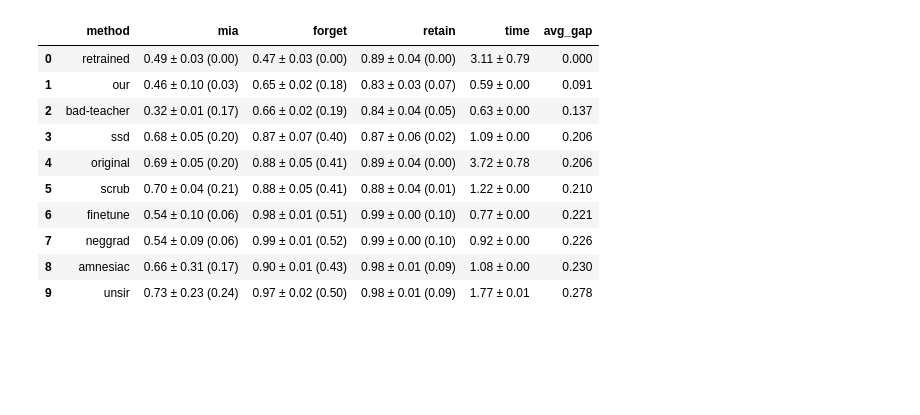
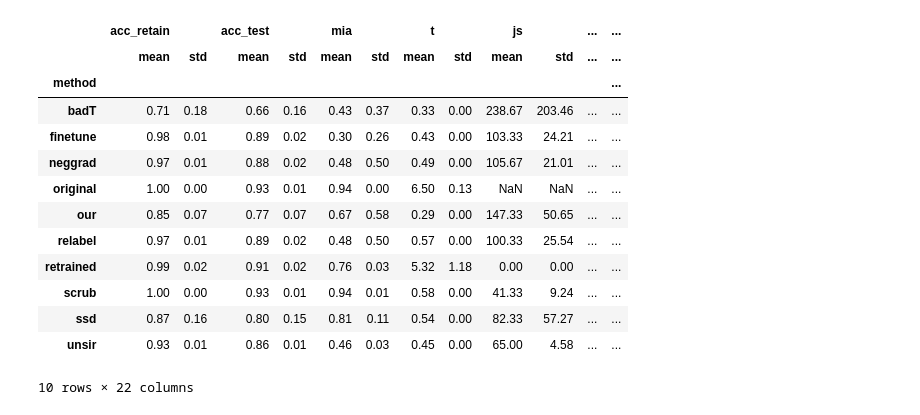
Before and after one commit to cspartalis/LoTUS, a Jupyter notebook: notebooks/results.ipynb, the cells around one changed output. Drawn from its saved outputs; the diff is of its cells as text; code cells hidden in the pictures; blank space fills up the shorter version.

```diff
--- a/notebooks/results.ipynb
+++ b/notebooks/results.ipynb
@@ -164,17 +1,49 @@ rest
-# %%
-# ResNet18 MUFAC
-our, rest = calculate_stats(dir + "resnet-instances/resnet-mufac.csv", alpha=512)
-rest.drop(columns=['alpha'], inplace=True)
-rest
-# %% [output]
-|  | method | mia | forget | retain | time | avg_gap |
-| 0 | retrained | 0.49 ± 0.03 (0.00) | 0.47 ± 0.03 (0.00) | 0.89 ± 0.04 (0.00) | 3.11 ± 0.79 | 0.000 |
-| 1 | our | 0.46 ± 0.10 (0.03) | 0.65 ± 0.02 (0.18) | 0.83 ± 0.03 (0.07) | 0.59 ± 0.00 | 0.091 |
-| 2 | bad-teacher | 0.32 ± 0.01 (0.17) | 0.66 ± 0.02 (0.19) | 0.84 ± 0.04 (0.05) | 0.63 ± 0.00 | 0.137 |
-| 3 | ssd | 0.68 ± 0.05 (0.20) | 0.87 ± 0.07 (0.40) | 0.87 ± 0.06 (0.02) | 1.09 ± 0.00 | 0.206 |
-| 4 | original | 0.69 ± 0.05 (0.20) | 0.88 ± 0.05 (0.41) | 0.89 ± 0.04 (0.00) | 3.72 ± 0.78 | 0.206 |
-| 5 | scrub | 0.70 ± 0.04 (0.21) | 0.88 ± 0.05 (0.41) | 0.88 ± 0.04 (0.01) | 1.22 ± 0.00 | 0.210 |
-| 6 | finetune | 0.54 ± 0.10 (0.06) | 0.98 ± 0.01 (0.51) | 0.99 ± 0.00 (0.10) | 0.77 ± 0.00 | 0.221 |
-| 7 | neggrad | 0.54 ± 0.09 (0.06) | 0.99 ± 0.01 (0.52) | 0.99 ± 0.00 (0.10) | 0.92 ± 0.00 | 0.226 |
-| 8 | amnesiac | 0.66 ± 0.31 (0.17) | 0.90 ± 0.01 (0.43) | 0.98 ± 0.01 (0.09) | 1.08 ± 0.00 | 0.230 |
-| 9 | unsir | 0.73 ± 0.23 (0.24) | 0.97 ± 0.02 (0.50) | 0.98 ± 0.01 (0.09) | 1.77 ± 0.01 | 0.278 |
+# %%
+import sys
+import mlflow
+import pandas as pd
+from mlflow.tracking import MlflowClient
+sys.path.append('../src/')
+from helpers.mlflow_utils import mlflow_tracking_uri
+import matplotlib.pyplot as plt
+
+client = MlflowClient(tracking_uri=mlflow_tracking_uri)
+experiment_id = '206'
+unlearning_methods = ['finetune', 'neggrad', 'relabel', 'badT', 'scrub', 'ssd', 'unsir', 'our']
+runs = client.search_runs(experiment_id)
+# Convert runs to a DataFrame
+metrics = ["mia", "acc_forget", "acc_retain", "t", "acc_test", "js", "js_proxy"]
+runs_df = pd.DataFrame([{k: v for k, v in run.data.metrics.items() if k in metrics} for run in runs])
+runs_df['method'] = [run.data.tags.get('mlflow.runName') for run in runs]
+runs_df['seed'] = [run.data.params.get('seed') for run in runs]
+runs_df = runs_df.set_index(['method', 'seed'])
+
+gap_metrics = ['mia', 'acc_forget', 'acc_retain', 'acc_test']
+unlearning_methods = ['finetune', 'neggrad', 'relabel', 'badT', 'scrub', 'ssd', 'unsir', 'our', 'retrained']
+# Calculate the difference in 't' between the unlearning methods and 'retrain' of the same seed
+for method in unlearning_methods:
+    for metric in gap_metrics:
+        for seed in runs_df.index.get_level_values('seed').unique():
+            runs_df.loc[method, f'{metric}_gap'] = abs(runs_df.loc[(method, seed), metric] - runs_df.loc[('retrained', seed), metric])
+
+grouped_df = runs_df.groupby('method').aggregate(['mean', 'std'])
+grouped_df['js'] = grouped_df['js'].apply(lambda x: x*1e6)
+grouped_df = grouped_df.round(2)
+
+# Display the updated DataFrame
+grouped_df
+# %% [output]
+|  | acc_retain |  | acc_test |  | mia |  | t |  | js |  | ... | ... |
+|  | mean | std | mean | std | mean | std | mean | std | mean | std | ... | ... |
+| method |  |  |  |  |  |  |  |  |  |  |  | ... |
+| badT | 0.71 | 0.18 | 0.66 | 0.16 | 0.43 | 0.37 | 0.33 | 0.00 | 238.67 | 203.46 | ... | ... |
+| finetune | 0.98 | 0.01 | 0.89 | 0.02 | 0.30 | 0.26 | 0.43 | 0.00 | 103.33 | 24.21 | ... | ... |
+| neggrad | 0.97 | 0.01 | 0.88 | 0.02 | 0.48 | 0.50 | 0.49 | 0.00 | 105.67 | 21.01 | ... | ... |
+| original | 1.00 | 0.00 | 0.93 | 0.01 | 0.94 | 0.00 | 6.50 | 0.13 | NaN | NaN | ... | ... |
+| our | 0.85 | 0.07 | 0.77 | 0.07 | 0.67 | 0.58 | 0.29 | 0.00 | 147.33 | 50.65 | ... | ... |
+| relabel | 0.97 | 0.01 | 0.89 | 0.02 | 0.48 | 0.50 | 0.57 | 0.00 | 100.33 | 25.54 | ... | ... |
+| retrained | 0.99 | 0.02 | 0.91 | 0.02 | 0.76 | 0.03 | 5.32 | 1.18 | 0.00 | 0.00 | ... | ... |
+| scrub | 1.00 | 0.00 | 0.93 | 0.01 | 0.94 | 0.01 | 0.58 | 0.00 | 41.33 | 9.24 | ... | ... |
+| ssd | 0.87 | 0.16 | 0.80 | 0.15 | 0.81 | 0.11 | 0.54 | 0.00 | 82.33 | 57.27 | ... | ... |
+| unsir | 0.93 | 0.01 | 0.86 | 0.01 | 0.46 | 0.03 | 0.45 | 0.00 | 65.00 | 4.58 | ... | ... |
+10 rows × 22 columns
```
Also changed, not shown: parts of 9 cells of this notebook, 10 other files.
